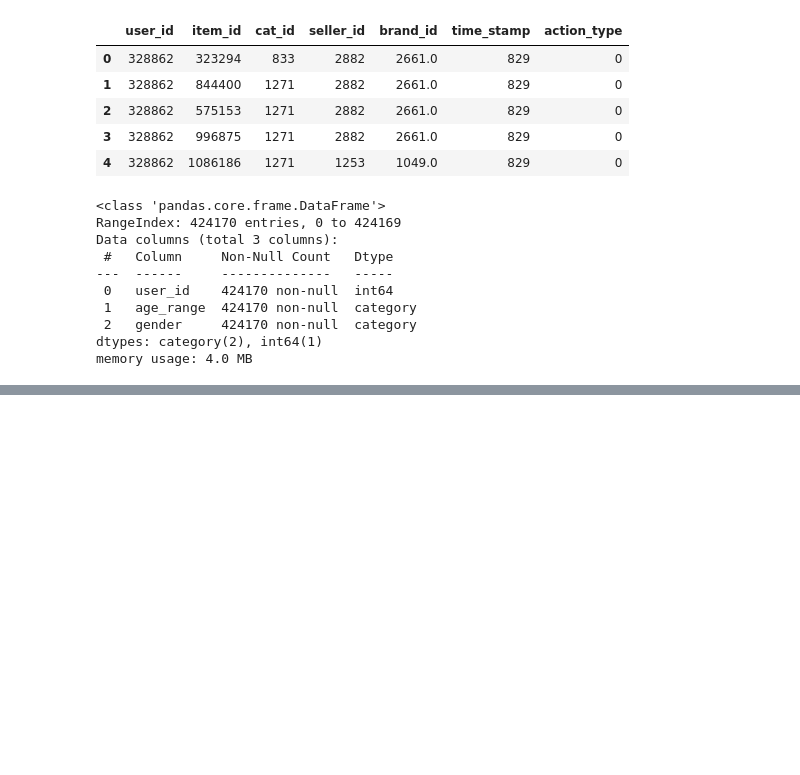
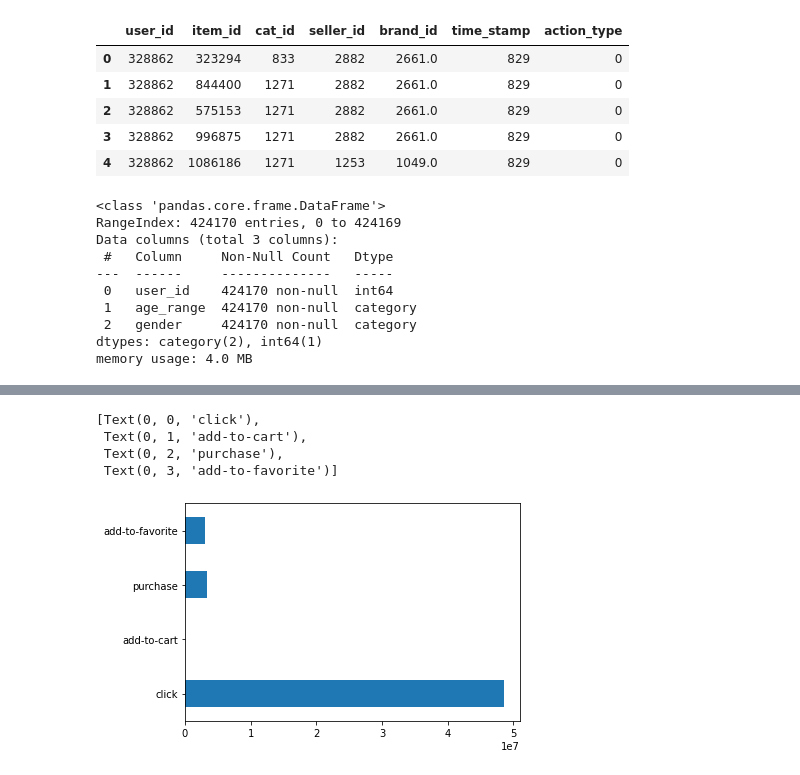
Before and after one commit to Augustine-C/Data_mining_project, a Jupyter notebook: fianl_project.ipynb, the cells around one changed output, grey strips where cells are left out. Cells and saved outputs as stored; diff of their text form; code cells hidden in the pictures; blank space fills up the shorter version.

```diff
--- a/fianl_project.ipynb
+++ b/fianl_project.ipynb
@@ -98,0 +110,9 @@ log['time_stamp'].plot(kind='hist')
+# %%
+fig = log['action_type'].value_counts(sort=False).plot(kind='barh')
+fig.set_yticklabels(['click', 'add-to-cart', 'purchase', 'add-to-favorite'])
+# %% [output]
+[Text(0, 0, 'click'),
+ Text(0, 1, 'add-to-cart'),
+ Text(0, 2, 'purchase'),
+ Text(0, 3, 'add-to-favorite')]
+[figure, added]
```
Also changed, not shown: parts of 11 cells of this notebook.
